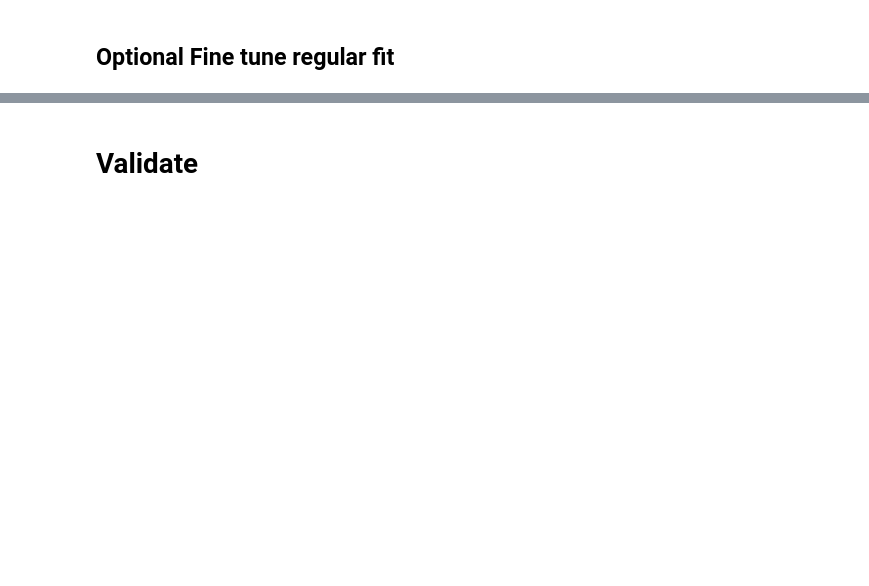
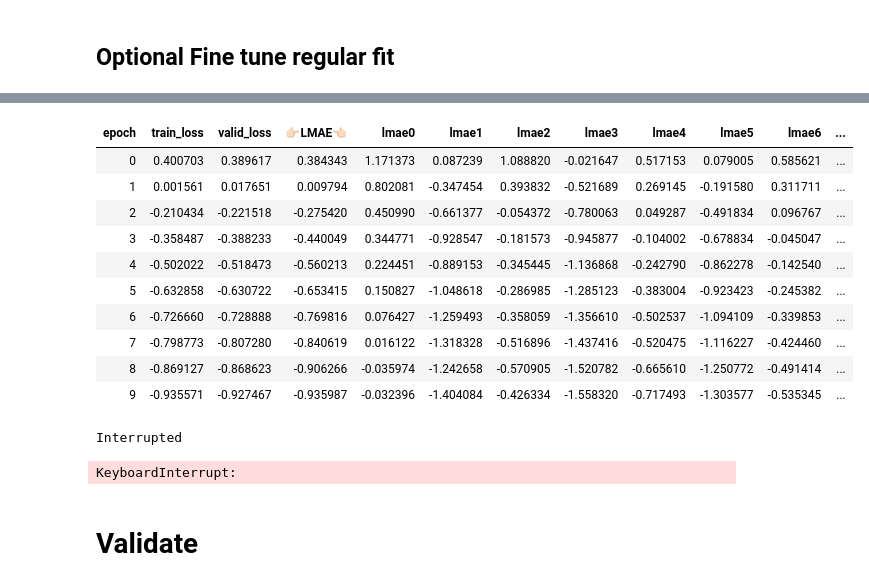
Before and after one commit to antorsae/champs-scalar-coupling, a Jupyter notebook: transformer-experiments.ipynb, the cells around one changed output, grey strips where cells are left out. Cells and saved outputs as stored; diff of their text form; code cells hidden in the pictures; blank space fills up the shorter version.

```diff
--- a/transformer-experiments.ipynb
+++ b/transformer-experiments.ipynb
@@ -929,6 +866,7 @@ learner.fit_one_cycle(500, 2e-2)
 ## Optional Fine tune regular fit
 # %%
 learner.callbacks.append(
-    ReduceLROnPlateauCallback(learner, monitor='train_loss', mode='min', factor=0.2, patience=3))
+    ReduceLROnPlateauCallback(learner, monitor='train_loss', mode='min', factor=0.2, patience=2))
 # %%
-learner.fit(300, 1e-3)# , moms=(0.75,0.70))
+learner.fit(100, 1e-4)# , moms=(0.75,0.70))
+# %% [output]
@@ -935,3 +874,16 @@ learner.fit(300, 1e-3)# , moms=(0.75,0.70))
+| epoch | train_loss | valid_loss | 👉🏻LMAE👈🏻 | lmae0 | lmae1 | lmae2 | lmae3 | lmae4 | lmae5 | lmae6 | ... |
+| 0 | 0.400703 | 0.389617 | 0.384343 | 1.171373 | 0.087239 | 1.088820 | -0.021647 | 0.517153 | 0.079005 | 0.585621 | ... |
+| 1 | 0.001561 | 0.017651 | 0.009794 | 0.802081 | -0.347454 | 0.393832 | -0.521689 | 0.269145 | -0.191580 | 0.311711 | ... |
+| 2 | -0.210434 | -0.221518 | -0.275420 | 0.450990 | -0.661377 | -0.054372 | -0.780063 | 0.049287 | -0.491834 | 0.096767 | ... |
+| 3 | -0.358487 | -0.388233 | -0.440049 | 0.344771 | -0.928547 | -0.181573 | -0.945877 | -0.104002 | -0.678834 | -0.045047 | ... |
+| 4 | -0.502022 | -0.518473 | -0.560213 | 0.224451 | -0.889153 | -0.345445 | -1.136868 | -0.242790 | -0.862278 | -0.142540 | ... |
+| 5 | -0.632858 | -0.630722 | -0.653415 | 0.150827 | -1.048618 | -0.286985 | -1.285123 | -0.383004 | -0.923423 | -0.245382 | ... |
+| 6 | -0.726660 | -0.728888 | -0.769816 | 0.076427 | -1.259493 | -0.358059 | -1.356610 | -0.502537 | -1.094109 | -0.339853 | ... |
+| 7 | -0.798773 | -0.807280 | -0.840619 | 0.016122 | -1.318328 | -0.516896 | -1.437416 | -0.520475 | -1.116227 | -0.424460 | ... |
+| 8 | -0.869127 | -0.868623 | -0.906266 | -0.035974 | -1.242658 | -0.570905 | -1.520782 | -0.665610 | -1.250772 | -0.491414 | ... |
+| 9 | -0.935571 | -0.927467 | -0.935987 | -0.032396 | -1.404084 | -0.426334 | -1.558320 | -0.717493 | -1.303577 | -0.535345 | ... |
+Interrupted
+KeyboardInterrupt:
 # %%
 learner.fit_one_cycle(300, 5e-4)#, moms=(0.75,0.70))
 # %%
```
Also changed, not shown: parts of 27 cells of this notebook, 1 other file.
